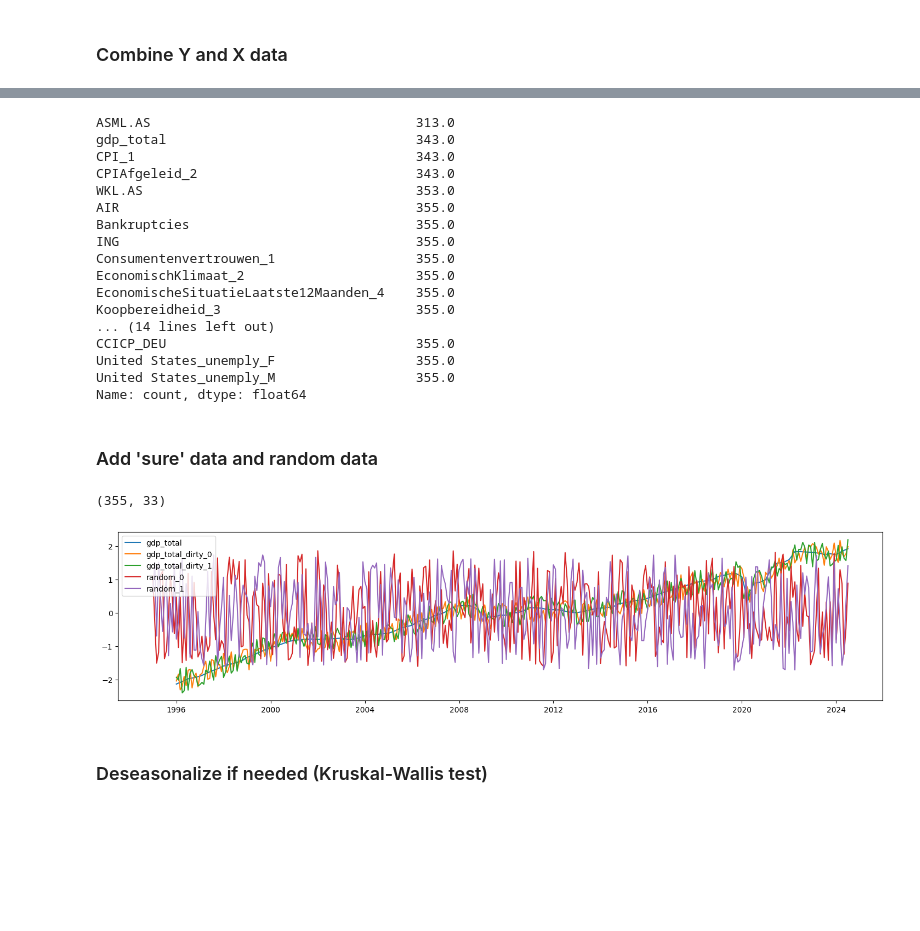
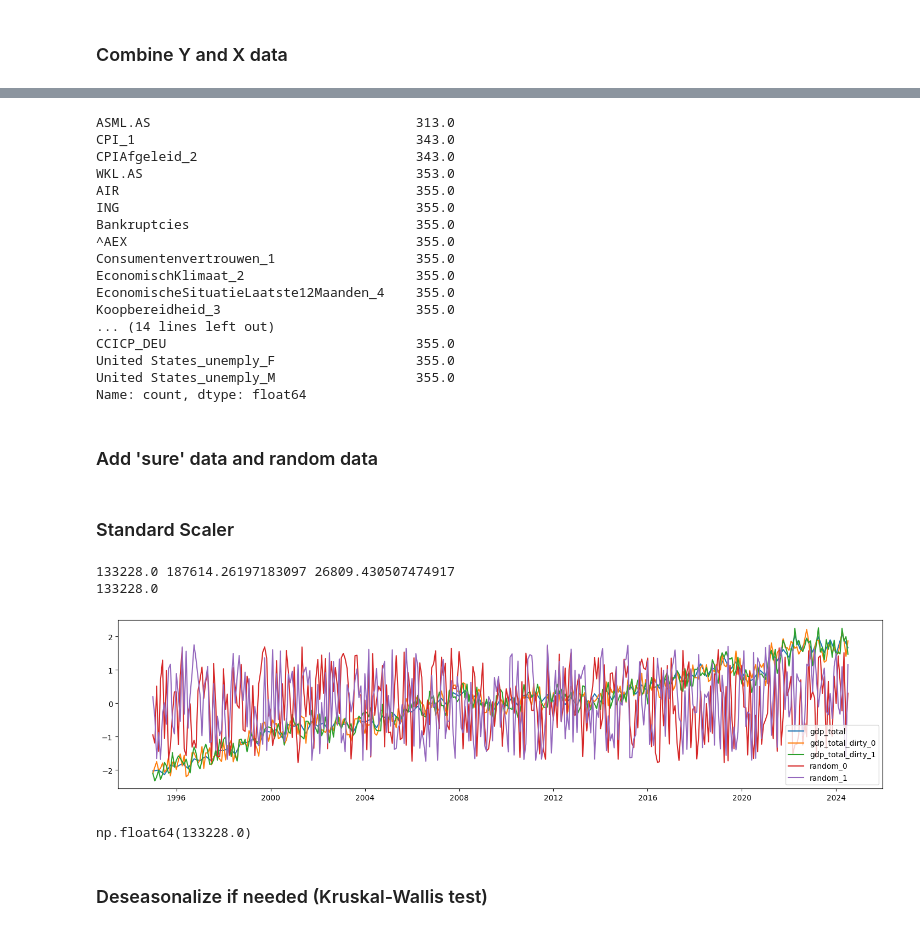
Before and after one commit to powell001/NowCast_Data_v2, a Jupyter notebook: src/a06_forecastQuarterlyData_withMonthlyData_Lasso.ipynb, the cells around one changed output, grey strips where cells are left out. Saved outputs shown, nothing was run; the diff lists cells and outputs as text; code cells hidden in the pictures; blank space fills up the shorter version.

Commit message:
re-written tests, everything working.  Need to do for monthly data as well.

```diff
--- a/src/a06_forecastQuarterlyData_withMonthlyData_Lasso.ipynb
+++ b/src/a06_forecastQuarterlyData_withMonthlyData_Lasso.ipynb
@@ -61,8 +61,8 @@ def y_data(seasonal=True):
 # %% [markdown]
 ### Combine Y and X data
 # %%
-regressionData = y_data(seasonal=True).merge(x_data(), left_index=True, right_index=True, how='outer')
+regressionData = y_data(seasonal=False).merge(x_data(), left_index=True, right_index=True, how='outer')
 regressionData.to_csv(outputdata1 + "regressiondata_mo.csv")
 df1 = regressionData.iloc[0:355,:].copy()
 
-df1.head()
+df1.to_csv("tmp_df1.csv ")
@@ -137,13 +129,13 @@ describe = df1.describe()
 describe.loc['count',:].sort_values(ascending=True)
 # %% [output]
 ASML.AS                                  313.0
-gdp_total                                343.0
 CPI_1                                    343.0
 CPIAfgeleid_2                            343.0
 WKL.AS                                   353.0
 AIR                                      355.0
+ING                                      355.0
 Bankruptcies                             355.0
-ING                                      355.0
+^AEX                                     355.0
 Consumentenvertrouwen_1                  355.0
 EconomischKlimaat_2                      355.0
 EconomischeSituatieLaatste12Maanden_4    355.0
@@ -163,18 +155,37 @@ df1['gdp_total_dirty_1'] = [random.random() * 20000 for _ in range(0, len(df1))]
 # randos
 df1['random_0'] = [random.random() for _ in range(0, len(df1))]
 df1['random_1'] = [random.random() for _ in range(0, len(df1))]
+# %% [markdown]
+### Standard Scaler
 # %%
 scaler = StandardScaler()
 df1_scaled = scaler.fit_transform(df1)
 
 scaled_features_df = pd.DataFrame(df1_scaled, index=df1.index, columns=df1.columns)
 scaled_features_df[['gdp_total','gdp_total_dirty_0','gdp_total_dirty_1', 'random_0', 'random_1']].plot()
 scaled_features_df.head()
 
-print(scaled_features_df.shape)
+# Needed to reform the data
+GDP_StandardScaler_firstValue = df1['gdp_total'][0]
+GDP_StandardScaler_MEAN = np.mean(df1['gdp_total'].values)
+GDP_StandardScaler_STD = np.std(df1['gdp_total'].values)
+print(GDP_StandardScaler_firstValue, GDP_StandardScaler_MEAN, GDP_StandardScaler_STD)
+
+print(scaled_features_df['gdp_total'][0] * GDP_StandardScaler_STD + GDP_StandardScaler_MEAN)
+
+# assert GDP_StandardScaler_firstValue == scaled_features_df['gdp_total'][0] * GDP_StandardScaler_STD + GDP_StandardScaler_MEAN
+# assert df1['gdp_total'][0] == scaler.inverse_transform(scaled_features_df)[0][0]
 # %% [output]
-(355, 33)
+133228.0 187614.26197183097 26809.430507474917
+133228.0
-[figure, old version]
+[figure, new version]
+# %%
+def std_inv_Transformation(data, std = GDP_StandardScaler_STD, mean = GDP_StandardScaler_MEAN):
+    return data * std + mean
+
+std_inv_Transformation(scaled_features_df['gdp_total'][0])
+# %% [output]
+np.float64(133228.0)
 # %%
 #############################
 # Dataframe of column names for storing tests
```
Also changed, not shown: parts of 53 cells of this notebook.
